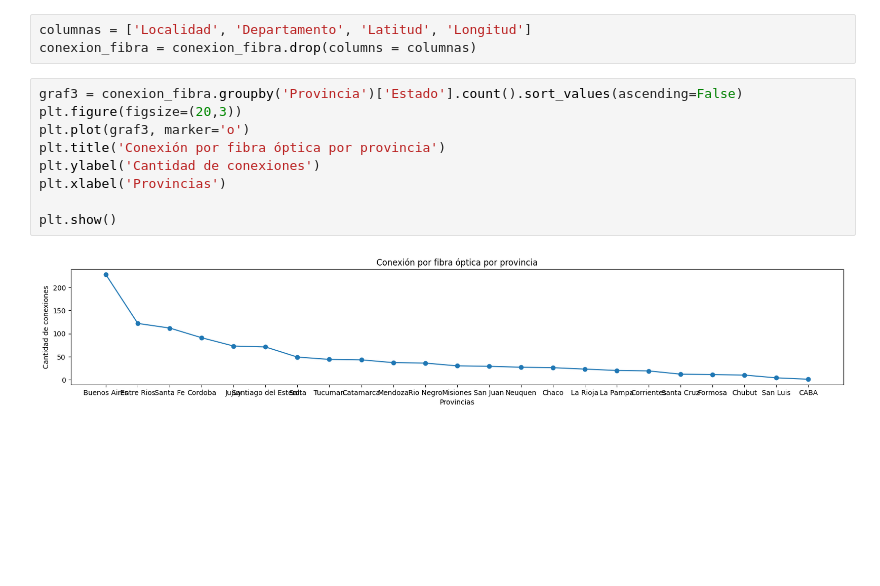
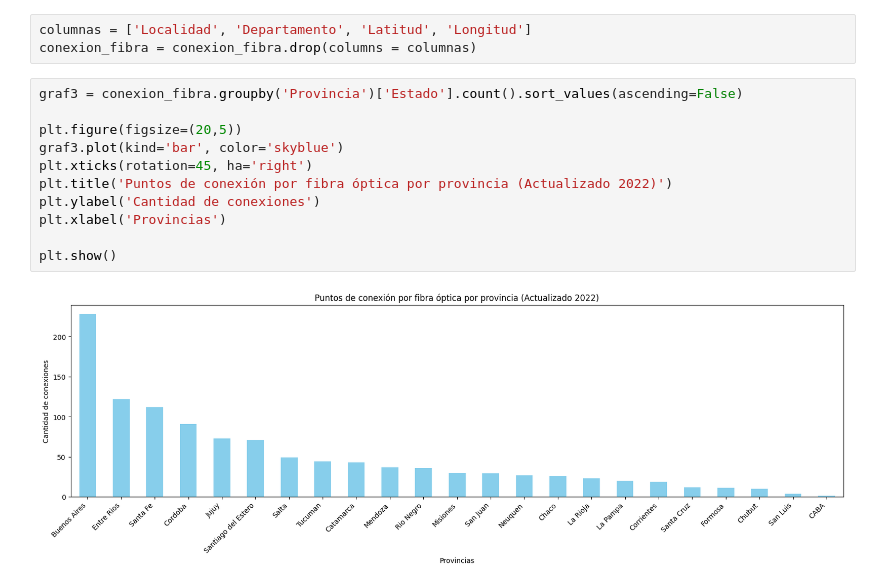
Before and after one commit to rebbc/PI_DA, a Jupyter notebook: EDA.ipynb, the cells around one changed output. Drawn from its saved outputs; the diff is of its cells as text; blank space fills up the shorter version.

```diff
--- a/EDA.ipynb
+++ b/EDA.ipynb
@@ -1071,12 +983,14 @@ columnas = ['Localidad', 'Departamento', 'Latitud', 'Longitud']
 conexion_fibra = conexion_fibra.drop(columns = columnas)
 # %%
 graf3 = conexion_fibra.groupby('Provincia')['Estado'].count().sort_values(ascending=False)
-plt.figure(figsize=(20,3))
-plt.plot(graf3, marker='o')
-plt.title('Conexión por fibra óptica por provincia')
+
+plt.figure(figsize=(20,5))
+graf3.plot(kind='bar', color='skyblue')
+plt.xticks(rotation=45, ha='right')
+plt.title('Puntos de conexión por fibra óptica por provincia (Actualizado 2022)')
 plt.ylabel('Cantidad de conexiones')
 plt.xlabel('Provincias')
 
 plt.show()
 # %% [output]
-[figure, old version]
+[figure, new version]
```
Also changed, not shown: parts of 39 cells of this notebook, 3 other files.
